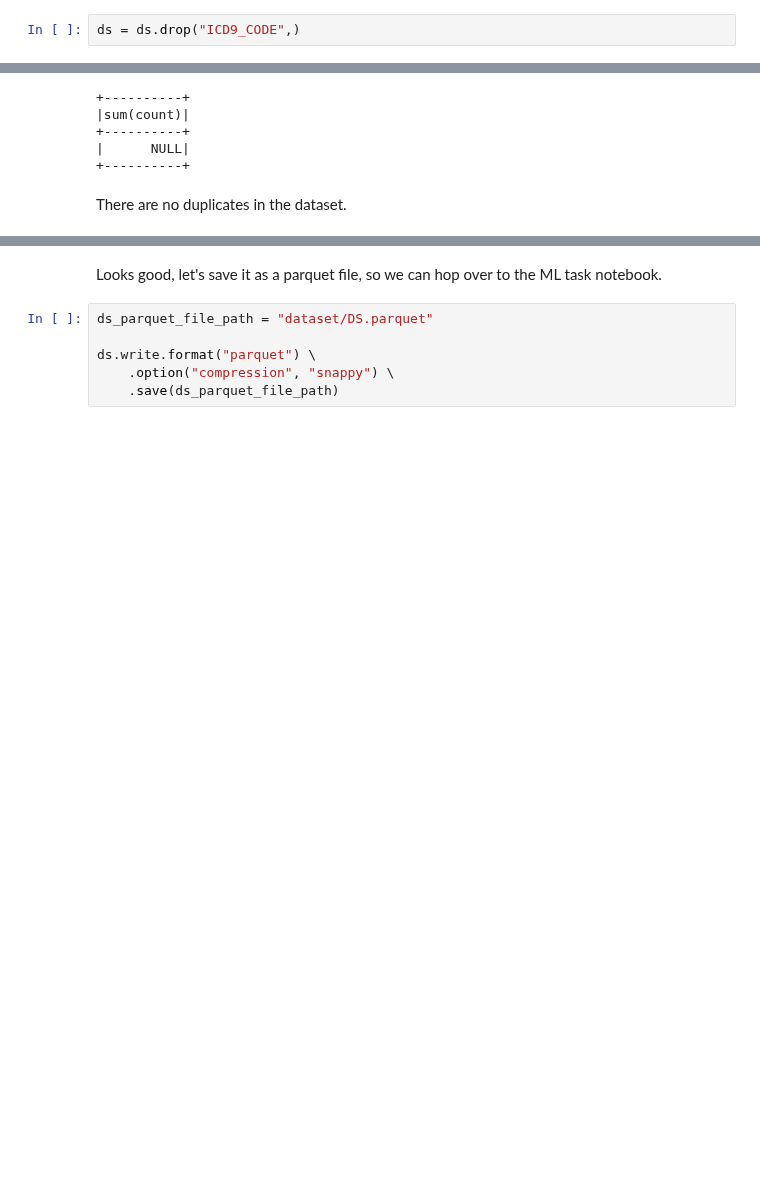
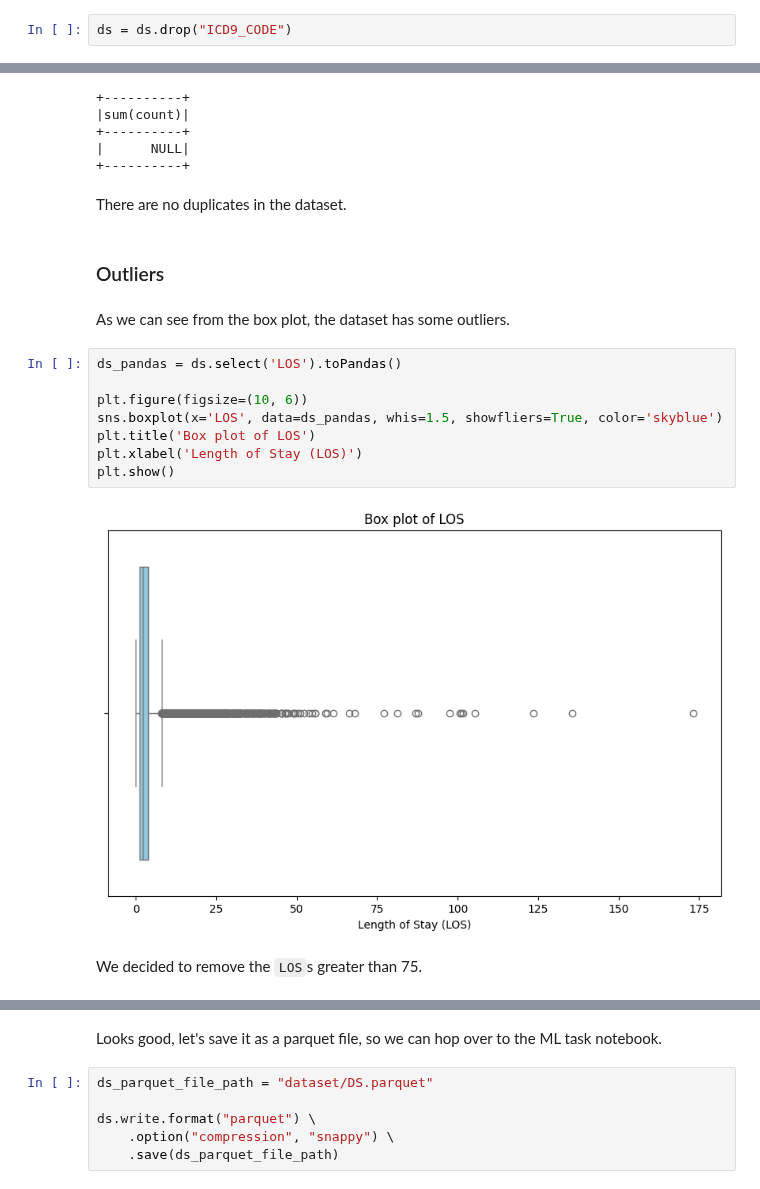
Before and after one commit to DanielaTomas/FCUP-BDCC, a Jupyter notebook: Project-2/data.ipynb, the cells around one changed output, grey strips where cells are left out. Cells and saved outputs as stored; diff of their text form; blank space fills up the shorter version.

Commit message:
dealing with outliers

```diff
--- a/Project-2/data.ipynb
+++ b/Project-2/data.ipynb
@@ -813,7 +810,7 @@ ds = ds.join(df_admissions_with_ages[["SUBJECT_ID", "HADM_ID","ADMISSION_TYPE","
 # %% [markdown]
 We shouldn't need this code anymore...
 # %%
-ds = ds.drop("ICD9_CODE",)
+ds = ds.drop("ICD9_CODE")
 # %%
 indexer = StringIndexer(inputCol="GENDER", outputCol="GENDER_INDEX")
 ds = indexer.fit(ds).transform(ds)
@@ -906,3 +903,19 @@ ds.groupBy(duplicate_cols)\
 +----------+
 # %% [markdown]
 There are no duplicates in the dataset.
+# %% [markdown]
+### Outliers
+# %% [markdown]
+As we can see from the box plot, the dataset has some outliers.
+# %%
+ds_pandas = ds.select('LOS').toPandas()
+
+plt.figure(figsize=(10, 6))
+sns.boxplot(x='LOS', data=ds_pandas, whis=1.5, showfliers=True, color='skyblue')
+plt.title('Box plot of LOS')
+plt.xlabel('Length of Stay (LOS)')
+plt.show()
+# %% [output]
+[figure, added]
+# %% [markdown]
+We decided to remove the `LOS`s greater than 75.
```
Also changed, not shown: parts of 18 cells of this notebook, 1 other file.
